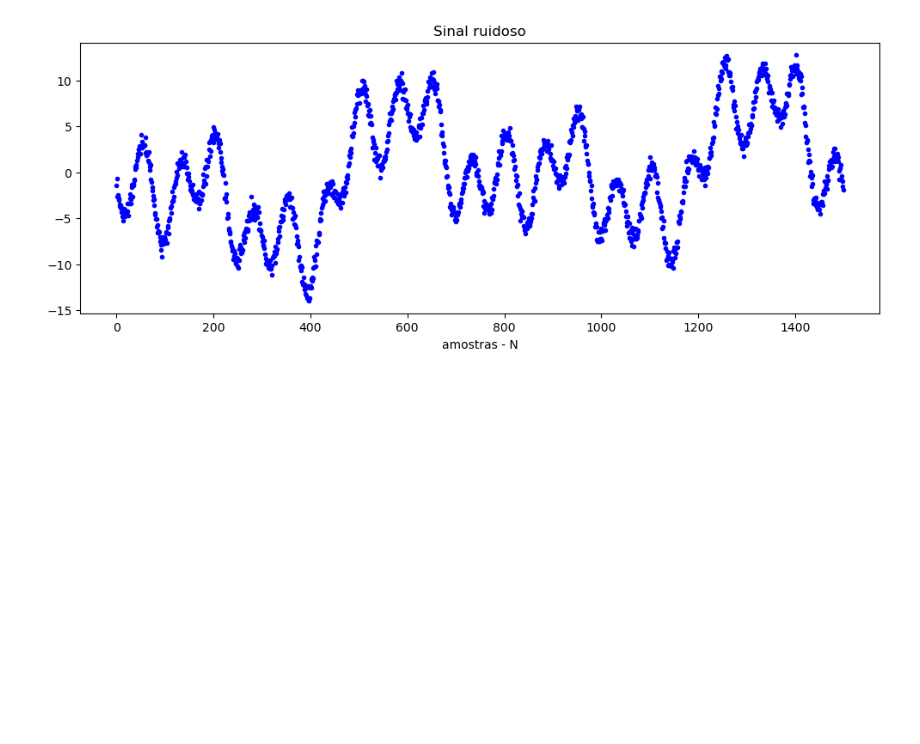
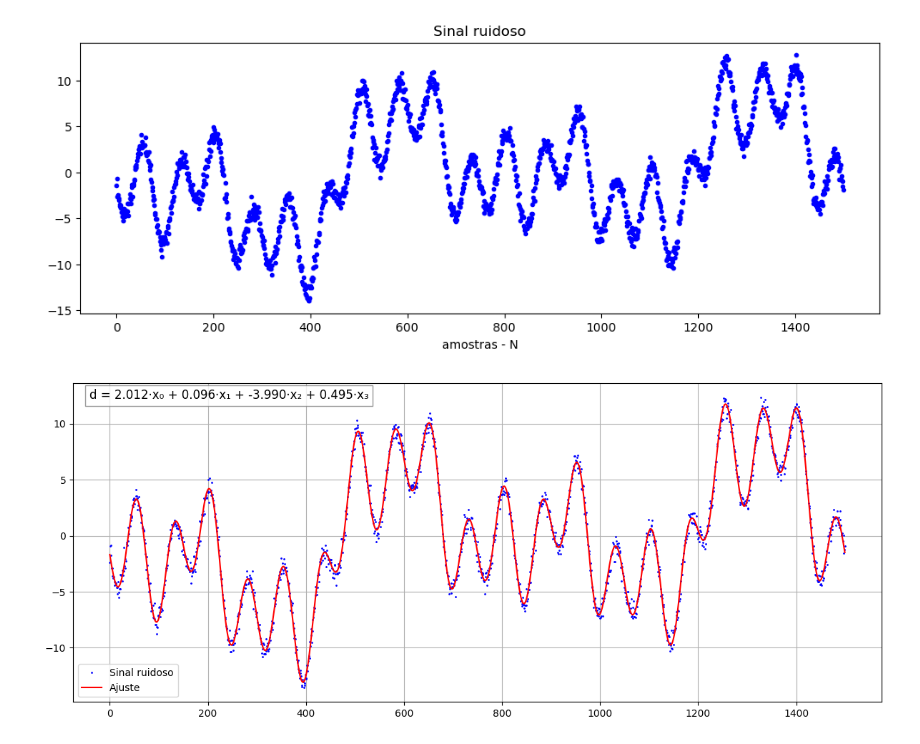
Before and after one commit to PedroNeto05/lab-CN, a Jupyter notebook: Lab_03.ipynb, the cells around one changed output. Saved outputs shown, nothing was run; the diff lists cells and outputs as text; code cells hidden in the pictures; blank space fills up the shorter version.

```diff
--- a/Lab_03.ipynb
+++ b/Lab_03.ipynb
@@ -287,3 +384,54 @@ plt.plot(range(N), d,"b.", label="d - sinal ruidoso")
 plt.show()
 # %% [output]
 [figure]
+# %%
+import numpy as np
+import matplotlib.pyplot as plt
+import numpy.linalg as la
+
+N = 1500
+t = np.linspace([-np.pi, -np.pi/2, -2*np.pi, 0],
+                [np.pi, np.pi/2, 2*np.pi, 2*np.pi], num=N)
+x = np.sin(t) + np.cos(2*t) + np.sin(10*t)
+v = np.random.normal(0, 0.5, N)
+d = 2*x[:,0] + 0.1*x[:,1] - 4*x[:,2] + 0.5*x[:,3] + v
+
+g0 = x[:, 0]
+g1 = x[:, 1]
+g2 = x[:, 2]
+g3 = x[:, 3]
+
+A = np.array([
+    [g0 @ g0, g0 @ g1, g0 @ g2, g0 @ g3],
+    [g1 @ g0, g1 @ g1, g1 @ g2, g1 @ g3],
+    [g2 @ g0, g2 @ g1, g2 @ g2, g2 @ g3],
+    [g3 @ g0, g3 @ g1, g3 @ g2, g3 @ g3],
+])
+b = np.array([
+    [g0 @ d],
+    [g1 @ d],
+    [g2 @ d],
+    [g3 @ d],
+])
+
+w = la.inv(A) @ b
+
+d_est = w[0]*g0 + w[1]*g1 + w[2]*g2 + w[3]*g3
+
+plt.figure(figsize=(12, 5))
+plt.plot(range(N), d, "b.", markersize=2, label="Sinal ruidoso")
+plt.plot(range(N), d_est, label="Ajuste", color='red')
+
+equation = (f'd = {w[0][0]:.3f}·x₀ + {w[1][0]:.3f}·x₁ + '
+            f'{w[2][0]:.3f}·x₂ + {w[3][0]:.3f}·x₃')
+plt.text(0.02, 0.95, equation,
+         transform=plt.gca().transAxes,
+         fontsize=12,
+         bbox=dict(facecolor='white', alpha=0.8, edgecolor='gray'))
+
+plt.legend()
+plt.grid(True)
+plt.tight_layout()
+plt.show()
+# %% [output]
+[figure, added]
```
Also changed, not shown: parts of 3 cells of this notebook.
